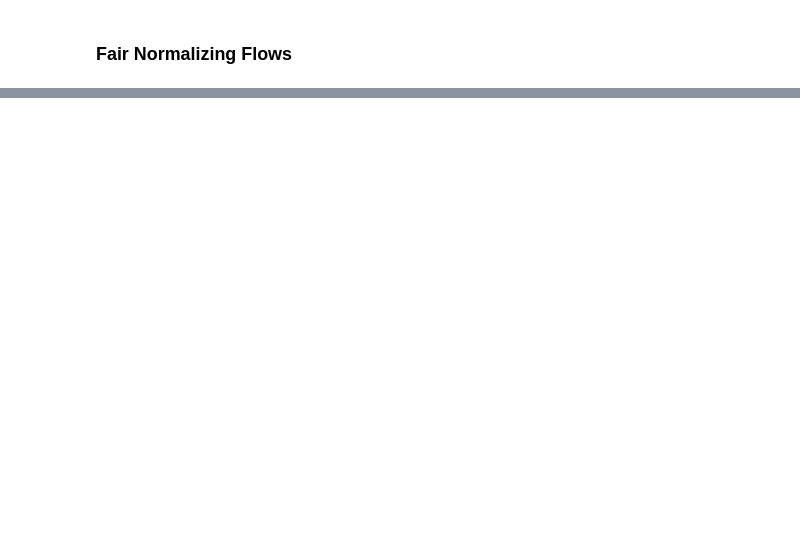
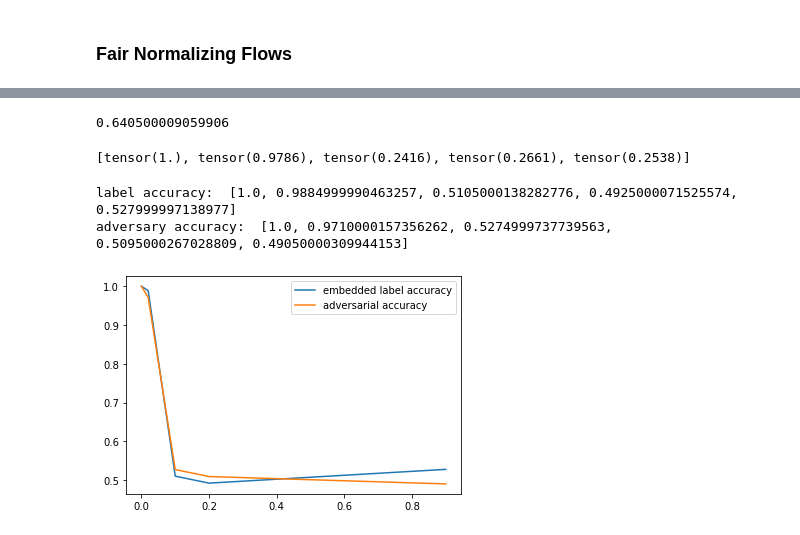
Before and after one commit to jtamanas/FNF4HEP, a Jupyter notebook: galton_new.ipynb, the cells around one changed output, grey strips where cells are left out. Drawn from its saved outputs; the diff is of its cells as text; code cells hidden in the pictures; blank space fills up the shorter version.

```diff
--- a/galton_new.ipynb
+++ b/galton_new.ipynb
@@ -384,2 +112,0 @@ tensor(0.6800)
-# %%
-Fair.fit(label_0_generator, label_1_generator, probability_flow)
@@ -1201,0 +113,67 @@ alpha=0.5 case?
+# %%
+label_0_train_generator, label_1_train_generator, label_0_test_generator, label_1_test_generator = get_fair_generators(data_train, labels_train, context_train, data_test, labels_test, context_test)
+# %%
+#Get label accuracy on raw data
+#TODO: Calculate analytic accuracy based on overlap of (Gaussian?) distributions
+label_classifier = BinaryClassifier(data_dim=data_train.shape[-1])
+label_classifier.fit(data_generator_labels_train)
+label_classifier.accuracy(data_test, labels_test)
+# %% [output]
+0.640500009059906
+# %%
+#Create and train fair normalizing flows
+gammas = [0.0, 0.02, 0.1, 0.2, 0.9]
+Fairs = []
+for gamma in gammas:
+    Fair = BinaryFair(data_dim=data_train.shape[-1],
+                    context_dim=data_train.shape[-1],
+                    flow_n_layers = 2,
+                    flow_transform_type = 'MaskedPiecewiseQuadraticAutoregressiveTransform',
+                    classifier_hidden_dim = 32,
+                    classifier_n_layers = 2,
+                    classifier_activation = 'ReLU',
+                    num_bins = 50,
+                    tails='linear',
+                    tail_bound=6.0,
+                    gamma=gamma
+                    )
+    Fair.fit(label_0_train_generator, label_1_train_generator, probability_flow, n_steps=100) #4000 is good for now
+
+    Fairs.append(Fair)
+# %%
+#Calculate Statistical Distances
+stat_dists = []
+for fair in Fairs:
+    stat_dist, _, _ = fair.optimal_adversary(label_0_test_generator, label_1_test_generator, probability_func=probability_flow)
+    stat_dists.append(abs(stat_dist)) #? why is the statistical distance negative? Should go over this calculation again to see if this makes sense
+print(stat_dists)
+# %% [output]
+[tensor(1.), tensor(0.9786), tensor(0.2416), tensor(0.2661), tensor(0.2538)]
+# %%
+#Calculate embedded label accuracy and adversarial accuracy
+embedded_label_accs = []
+adversary_accs = []
+for fair in Fairs:
+
+    embedding_context_generator, embedding_labels_generator, embedding_data_test, embedding_context_test, embedding_labels_test = get_embedding_data(data_train, labels_train, context_train, data_test, labels_test, context_test, fair)
+
+    adv_classifier = BinaryClassifier(data_dim=data_train.shape[-1])
+    adv_classifier.fit(embedding_context_generator, n_steps=100)
+    embedded_label_classifier = BinaryClassifier(data_dim=data_train.shape[-1])
+    embedded_label_classifier.fit(embedding_labels_generator, n_steps=100)
+
+    embedded_label_accs.append(embedded_label_classifier.accuracy(embedding_data_test, embedding_labels_test))
+    adversary_accs.append(adv_classifier.accuracy(embedding_data_test, embedding_context_test))
+# %%
+#I believe these should be the same for alpha=1, complete correlation.
+print("label accuracy: ", embedded_label_accs, "\nadversary accuracy: ", adversary_accs)
+# %% [output]
+label accuracy:  [1.0, 0.9884999990463257, 0.5105000138282776, 0.4925000071525574, 0.527999997138977]
+adversary accuracy:  [1.0, 0.9710000157356262, 0.5274999737739563, 0.5095000267028809, 0.49050000309944153]
+# %%
+plt.plot(gammas, embedded_label_accs, label='embedded label accuracy')
+plt.plot(gammas, adversary_accs, label='adversarial accuracy')
+plt.legend()
+plt.show()
+# %% [output]
+[figure, added]
```
Also changed, not shown: parts of 87 cells of this notebook, 2 other files.
